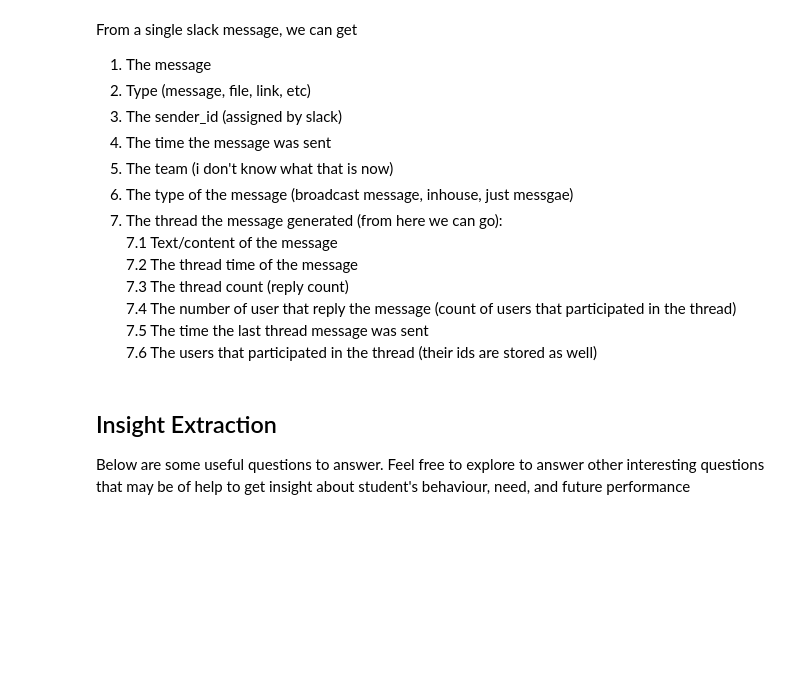
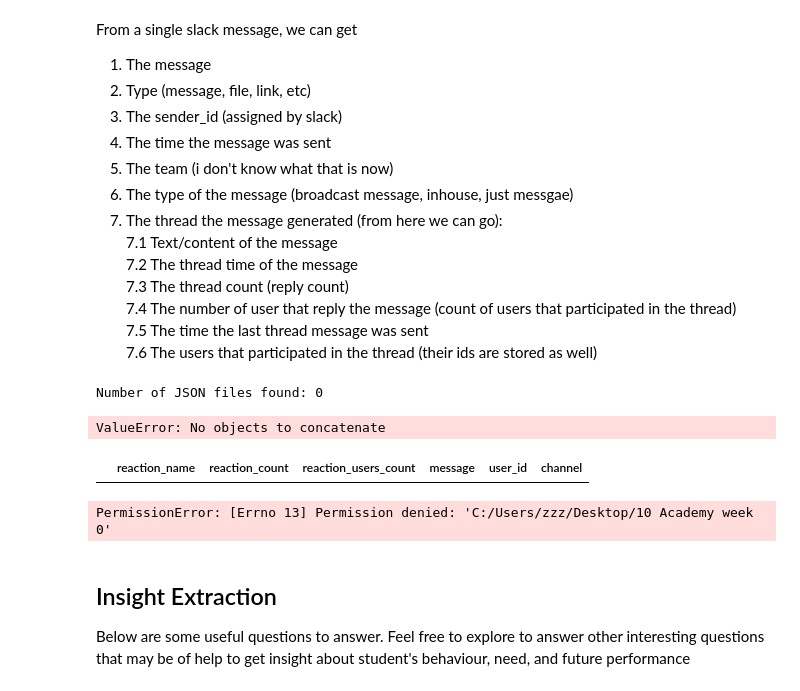
Before and after one commit to DanielZerihunGeda/week0_starter_network_analysis, a Jupyter notebook: notebooks/parse_slack_data.ipynb, the cells around one changed output. Cells and saved outputs as stored; diff of their text form; code cells hidden in the pictures; blank space fills up the shorter version.

Commit message:
Final EDA analysis of The Slack_data

```diff
--- a/notebooks/parse_slack_data.ipynb
+++ b/notebooks/parse_slack_data.ipynb
@@ -218,3 +212,20 @@ def map_userid_2_realname(user_profile: dict, comm_dict: dict, plot=False):
         plt.title('Student based on Message sent in thread', size=20)
 
     return ac_comm_dict
+# %%
+week8n9 = slack_parser(r'C:/Users/zzz/Desktop/week0/week0_starter_network_analysis/anonymized/allweek8n9/')
+week8n9.info()
+# %% [output]
+Number of JSON files found: 0
+ValueError: No objects to concatenate
+# %%
+rec = parse_slack_reaction(r'C:/Users/zzz/Desktop/week0/week0_starter_network_analysis/anonymized/allweek8n9/','allweek8n9')
+rec[:5]
+# %% [output]
+|  | reaction_name | reaction_count | reaction_users_count | message | user_id | channel |
+# %%
+result_data = parse_slack_reaction(r'C:/Users/zzz/Desktop/week0/week0_starter_network_analysis/anonymized/allweek8n9/','allweek8n9')
+df = pd.DataFrame(result_data)
+df.to_csv(r'C:/Users/zzz/Desktop/10 Academy week 0')
+# %% [output]
+PermissionError: [Errno 13] Permission denied: 'C:/Users/zzz/Desktop/10 Academy week 0'
```
Also changed, not shown: parts of 15 cells of this notebook.
